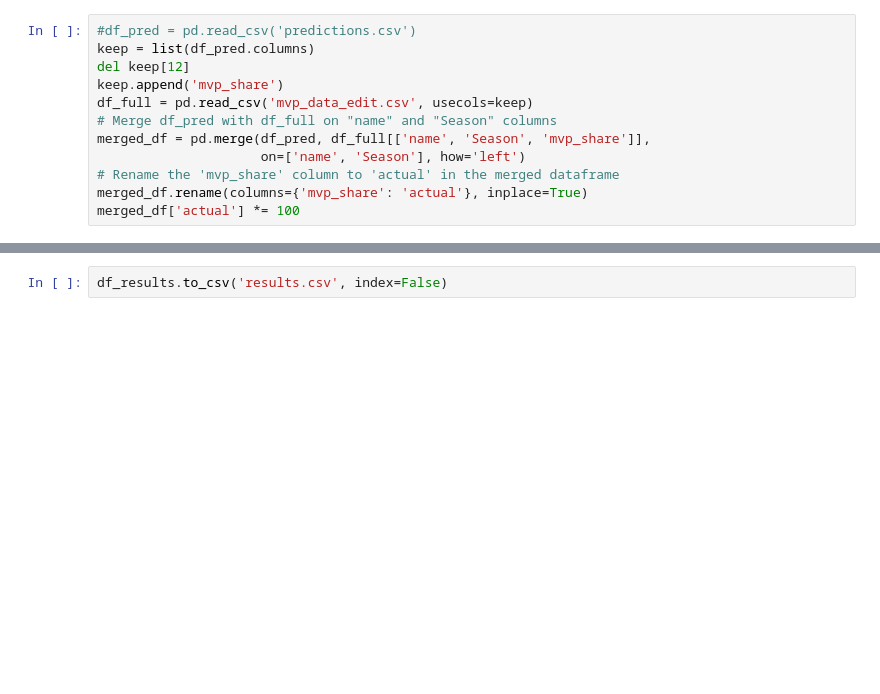
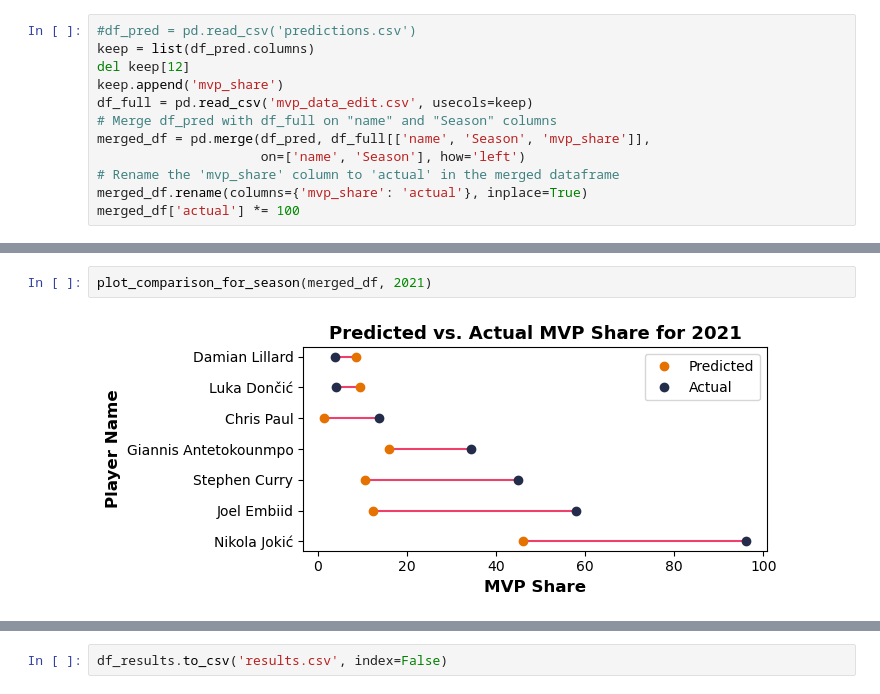
Before and after one commit to UVA-MLSys/Big-Data-Systems, a Jupyter notebook: Team 7/Jupyter Notebooks/Test.ipynb, the cells around one changed output, grey strips where cells are left out. Saved outputs shown, nothing was run; the diff lists cells and outputs as text; blank space fills up the shorter version.

```diff
--- a/Team 7/Jupyter Notebooks/Test.ipynb
+++ b/Team 7/Jupyter Notebooks/Test.ipynb
@@ -184,0 +158,4 @@ for season in unique_seasons:
+# %%
+plot_comparison_for_season(merged_df, 2021)
+# %% [output]
+[figure, added]
```
Also changed, not shown: parts of 8 cells of this notebook.
